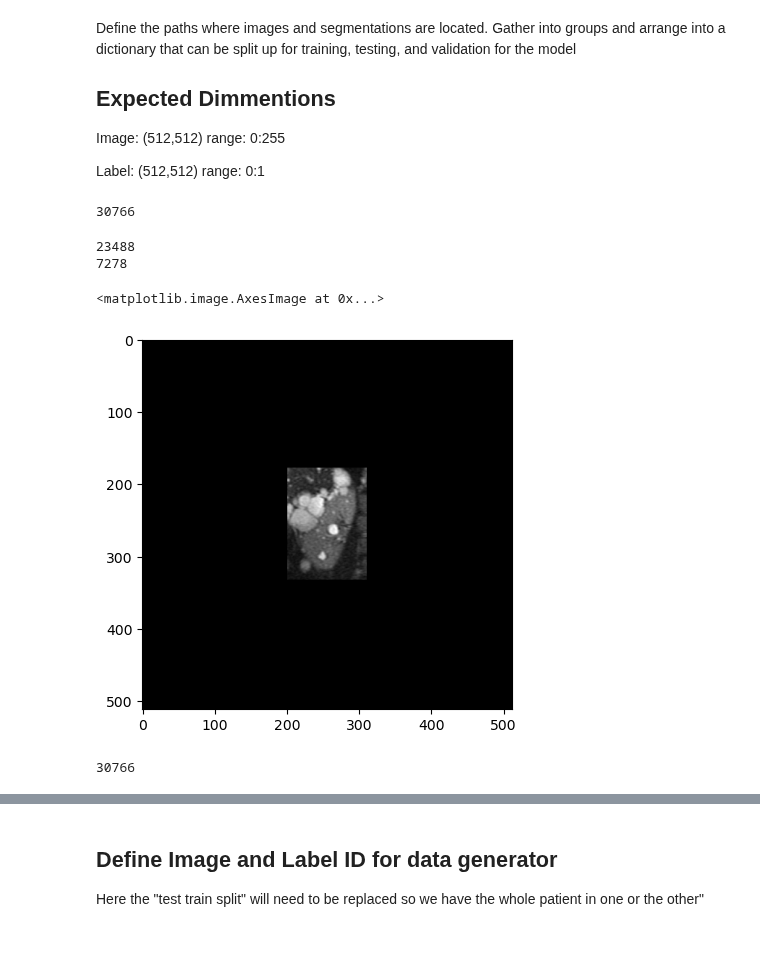
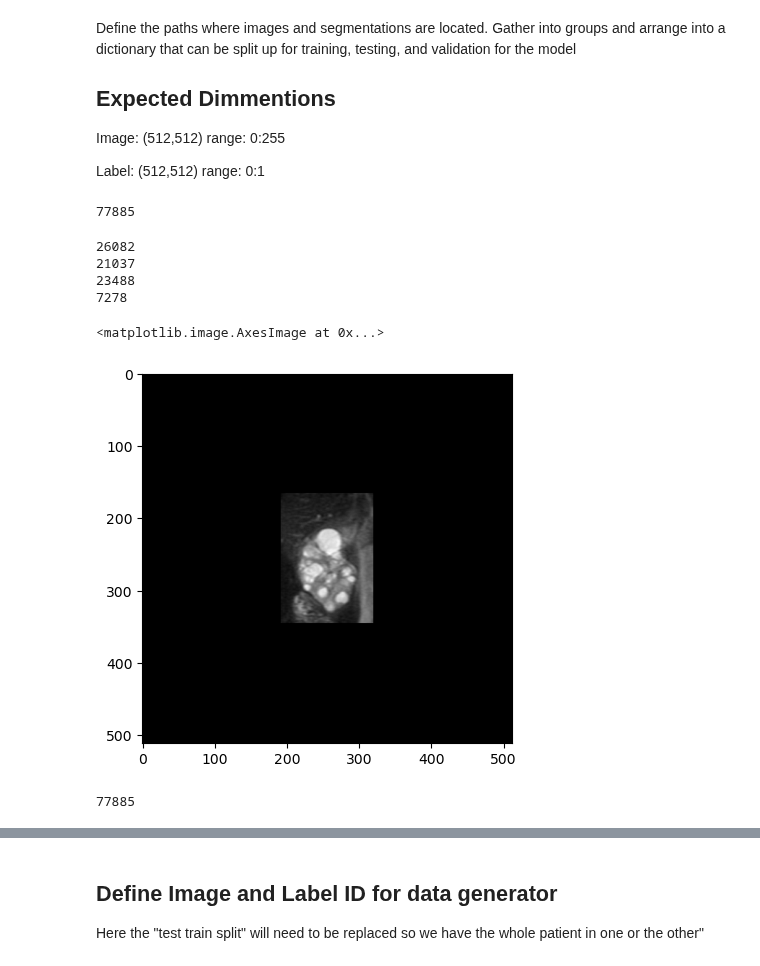
Before and after one commit to EmmaSchmidt2021/Kidney-Segmentation-Jupyter, a Jupyter notebook: (2) Model Training - Data Generator - Cyst Seg.ipynb, the cells around one changed output, grey strips where cells are left out. Drawn from its saved outputs; the diff is of its cells as text; code cells hidden in the pictures.

```diff
--- a/(2) Model Training - Data Generator - Cyst Seg.ipynb
+++ b/(2) Model Training - Data Generator - Cyst Seg.ipynb
@@ -73,48 +73,50 @@ Image: (512,512) range: 0:255
 
 Label: (512,512) range: 0:1
 # %%
-#data_path_1 = r"C:\Users\UAB\data\KU\data\\"
-#data_path_2 = r"C:\Users\UAB\data\Mayo\data\\"
+data_path_1 = r"C:\Users\UAB\data\KU\data\\"
+data_path_2 = r"C:\Users\UAB\data\Mayo\data\\"
 data_path_3 = r"C:\Users\UAB\data\Emory\data\\"
 data_path_4 = r"C:\Users\UAB\data\UAB\data\\"
 
-#images_1 = gather_set_and_path(data_path_1, '_M')
-#images_2 = gather_set_and_path(data_path_2, '_M')
+images_1 = gather_set_and_path(data_path_1, '_M')
+images_2 = gather_set_and_path(data_path_2, '_M')
 images_3 = gather_set_and_path(data_path_3, '_M')
 images_4 = gather_set_and_path(data_path_4, '_M')
 
 
-#images = images_1+images_2+images_3+images_4
-images = images_3+images_4
+images = images_1+images_2+images_3+images_4
+
 
 print(len(images))
 # %% [output]
-30766
+77885
 # %%
-#print(len(images_1))
-#print(len(images_2))
+print(len(images_1))
+print(len(images_2))
 print(len(images_3))
 print(len(images_4))
 # %% [output]
+26082
+21037
 23488
 7278
 # %%
 %matplotlib inline
 
-image = np.load(images[-1500])
+image = np.load(images[-150])
 plt.imshow(image, cmap='gray')
 # %% [output]
 <matplotlib.image.AxesImage at 0x...>
-[figure, old version]
+[figure, new version]
 # %%
-#masks_1 = gather_set_and_path(data_path_1, '_K')
-#masks_2 = gather_set_and_path(data_path_2, '_K')
+masks_1 = gather_set_and_path(data_path_1, '_K')
+masks_2 = gather_set_and_path(data_path_2, '_K')
 masks_3 = gather_set_and_path(data_path_3, '_K')
 masks_4 = gather_set_and_path(data_path_4, '_K')
 
-#masks = masks_1 + masks_2 + masks_3 + masks_4
-masks = masks_3 + masks_4
+masks = masks_1 + masks_2 + masks_3 + masks_4
+
 print(len(masks))
 # %% [output]
-30766
+77885
 # %%
```
Also changed, not shown: parts of 25 cells of this notebook, 4 other files.
